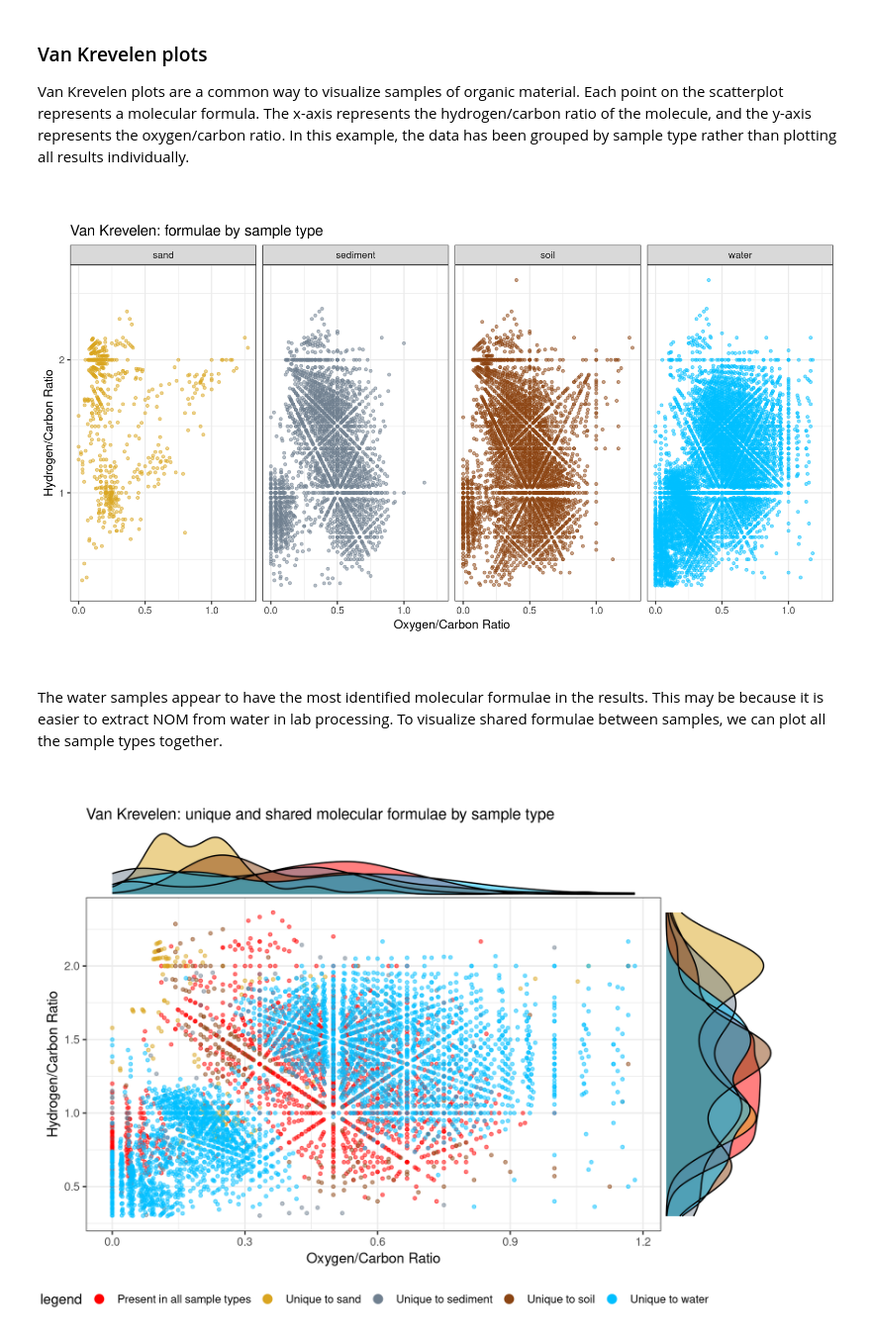
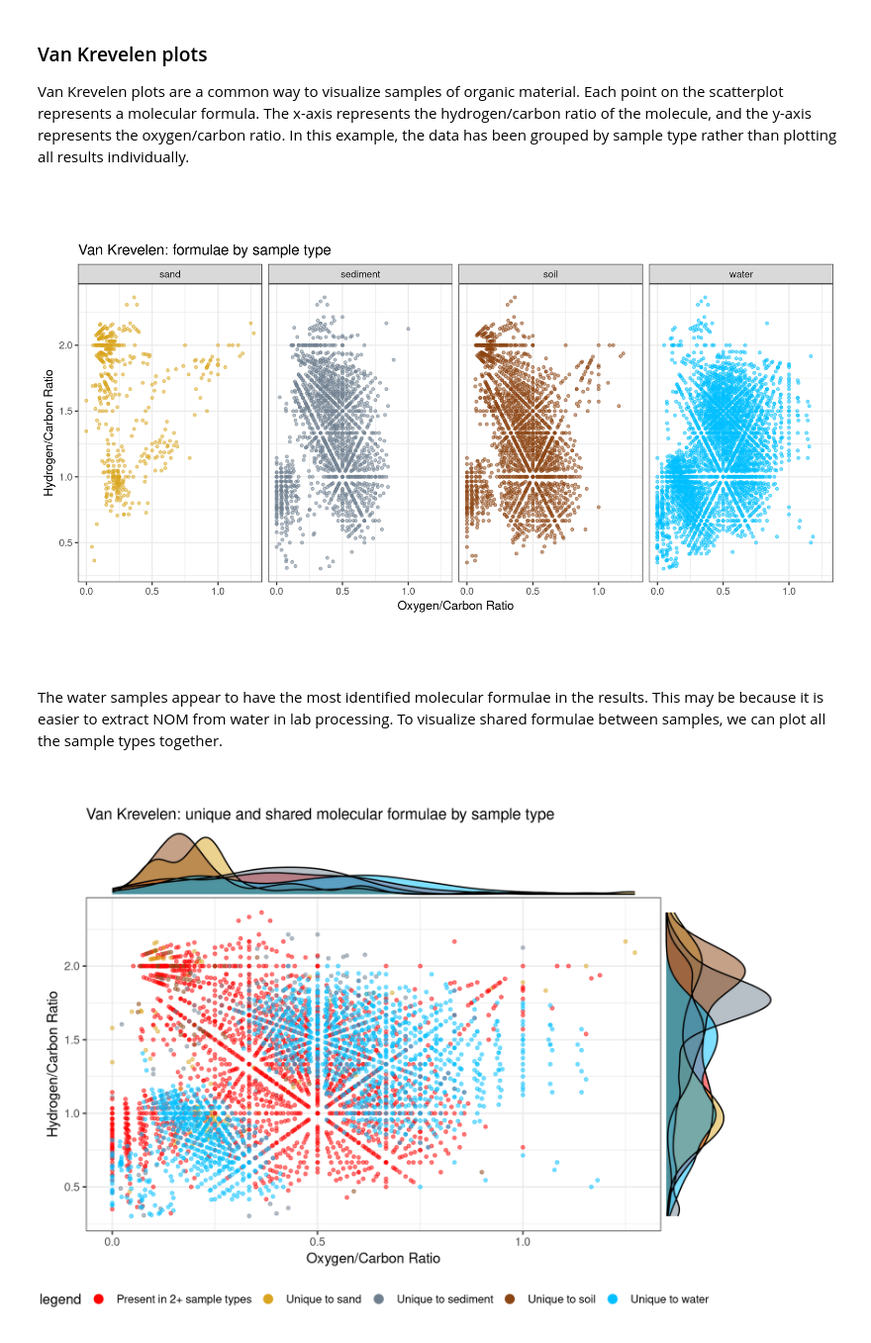
Before and after one commit to microbiomedata/nmdc_notebooks, a Jupyter notebook: NOM_visualizations/R/NOM_R_notebook.ipynb, the cells around one changed output. Shown at 99% size. Saved outputs shown, nothing was run; the diff lists cells and outputs as text; code cells hidden in the pictures.

Commit message:
plot and filter tweaks

```diff
--- a/NOM_visualizations/R/NOM_R_notebook.ipynb
+++ b/NOM_visualizations/R/NOM_R_notebook.ipynb
@@ -498,13 +498,13 @@ First, we will remove results with less than 30% of their peaks assigned. Then w
 processed_data_qc <- processed_data_qc %>%
 
   # Filter out samples with low percent assigned
-  filter(assigned_perc > 0.3) %>%
+  filter(assigned_perc >= 0.3) %>%
 
   # Filter out samples with low NUMBER assigned
-  filter(assigned_count > 200) %>%
+  filter(assigned_count >= 250) %>%
 
   # Within data, filter out rows with low confidence score
-  mutate(csv_nested = lapply(csv_nested, function(x) filter(x, Confidence.Score > 0.3))) %>%
+  mutate(csv_nested = lapply(csv_nested, function(x) filter(x, Confidence.Score >= 0.3))) %>%
 
   # Now that filtering is done, extract the rest of the data we want
   mutate(molecular_formulae = lapply(csv_nested, function(x) x$Molecular.Formula),
@@ -548,8 +548,8 @@ samples_for_heatmap <- processed_data_qc %>%
                    #bsm.lat_lon.latitude, bsm.lat_lon.longitude),
             by = join_by(data_object_url == dobj.url)) %>%
 
-  # Randomly sample 25 of each sample type (limited by only 25 sand samples)
+  # Randomly sample from each sample type (limited by sand samples)
   group_by(bsm.sample_type_manual) %>%
-  slice_sample(n = 25) %>%
+  slice_sample(n = 15) %>%
   ungroup()
 # %% [markdown]
@@ -645,7 +645,7 @@ van_krevelen_separate_plot <- ggplot(van_krevelen_data, aes(x = OC, y = HC, colo
 options(repr.plot.width = 10, repr.plot.height = 6, repr.plot.res = 250)
 van_krevelen_separate_plot
 # %% [output]
-[figure, old version]
+[figure, new version]
 # %% [markdown]
 The water samples appear to have the most identified molecular formulae in the results. This may be because it is easier to extract NOM from water in lab processing. To visualize shared formulae between samples, we can plot all the sample types together.
 # %%
@@ -655,46 +655,46 @@ van_krevelen_shared_plot <- van_krevelen_data %>%
   mutate(across(where(is.logical), ~ !is.na(.x))) %>%
 
   # Label all shared formulae
-  mutate(in_soil_only = soil & !sediment & !water & !sand,
-         in_water_only = !soil & !sediment & water & !sand,
-         in_sediment_only = !soil & sediment & !water & !sand,
-         in_sand_only = !soil & !sediment & !water & sand,
-         in_all_sample_types = sediment & soil & water) %>%
+  mutate(in_soil_only          =  soil & !sediment & !water & !sand,
+         in_water_only         = !soil & !sediment &  water & !sand,
+         in_sediment_only      = !soil &  sediment & !water & !sand,
+         in_sand_only          = !soil & !sediment & !water &  sand,
+         in_multi_sample_types = (soil +  sediment +  water +  sand) > 1) %>%
 
   # Back to long format for ggplot
   select(-soil, sediment, water, sand) %>%
   pivot_longer(cols = starts_with("in_"),
                names_to = "sample_type", values_to  = "presence") %>%
   filter(presence) %>%
 
   # Make nicer labels for plot
   mutate(sample_type = case_when(
-    sample_type == "in_soil_only" ~ "Unique to soil",
-    sample_type == "in_water_only" ~ "Unique to water",
-    sample_type == "in_sediment_only" ~ "Unique to sediment",
-    sample_type == "in_sand_only" ~ "Unique to sand",
-    sample_type == "in_all_sample_types" ~ "Present in all sample types"
+    sample_type == "in_soil_only"          ~ "Unique to soil",
+    sample_type == "in_water_only"         ~ "Unique to water",
+    sample_type == "in_sediment_only"      ~ "Unique to sediment",
+    sample_type == "in_sand_only"          ~ "Unique to sand",
+    sample_type == "in_multi_sample_types" ~ "Present in 2+ sample types"
   )) %>%
 
   # Construct scatterplot
   ggplot(aes(x = OC, y = HC, color = sample_type)) +
     geom_point(alpha = 0.5, size = 1) +
     theme_bw() +
     theme(legend.position = "bottom",
           plot.title = element_text(margin = margin(t = 1, unit = "cm"), size = 12)) +
     labs(title = "Van Krevelen: unique and shared molecular formulae by sample type",
          x = "Oxygen/Carbon Ratio", y = "Hydrogen/Carbon Ratio", color = "Sample Type") +
     guides(color = guide_legend(override.aes = list(alpha = 1, size = 3))) +
     scale_color_manual("legend",
-                       values = c("Unique to soil" = "saddlebrown",
-                                 "Unique to water" = "deepskyblue",
+                       values = c("Unique to soil"    = "saddlebrown",
+                                 "Unique to water"    = "deepskyblue",
                                  "Unique to sediment" = "slategray",
-                                 "Unique to sand" = "goldenrod",
-                                 "Present in all sample types" = "red"))
+                                 "Unique to sand"     = "goldenrod",
+                                 "Present in 2+ sample types" = "red"))
 
 options(repr.plot.width = 8, repr.plot.height = 6, repr.plot.res = 250)
 
 # Add marginal density plots
 ggMarginal(van_krevelen_shared_plot, groupFill = TRUE)
 # %% [output]
-[figure, old version]
+[figure, new version]
```
Also changed, not shown: parts of 4 cells of this notebook.
